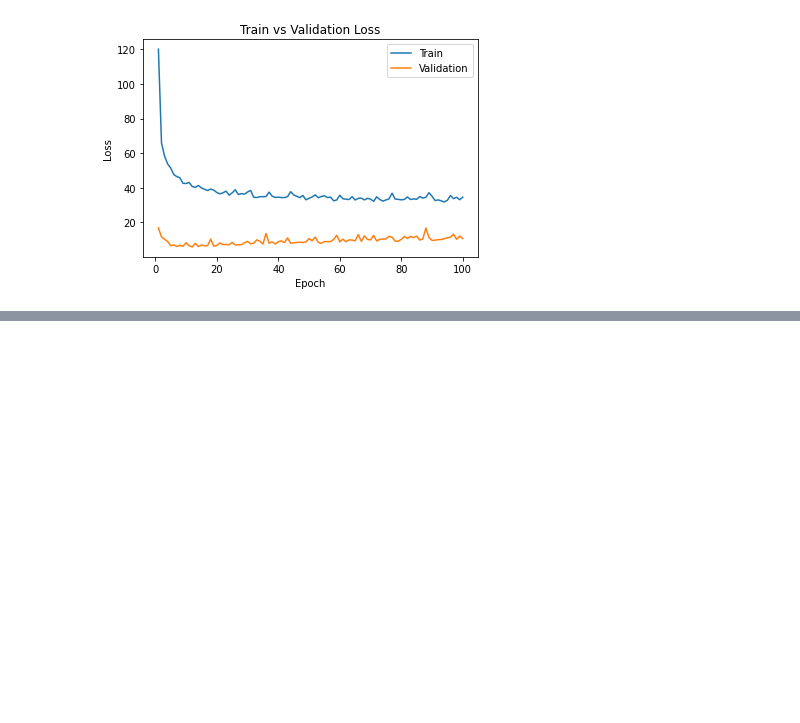
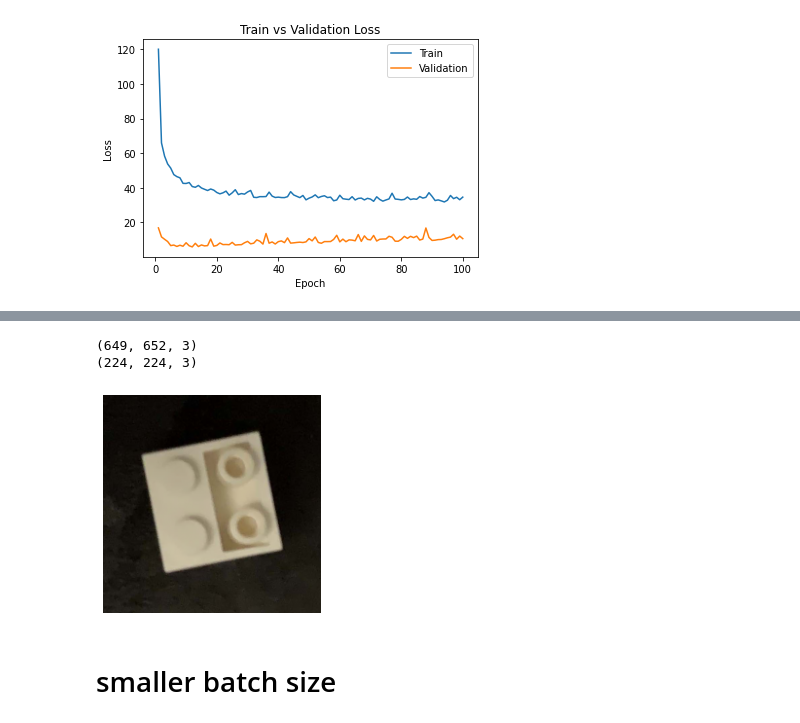
Before and after one commit to albogdan/aps360-project, a Jupyter notebook: FeatureKernelOnBerend.ipynb, the cells around one changed output, grey strips where cells are left out. Drawn from its saved outputs; the diff is of its cells as text; code cells hidden in the pictures; blank space fills up the shorter version.

```diff
--- a/FeatureKernelOnBerend.ipynb
+++ b/FeatureKernelOnBerend.ipynb
@@ -594,0 +690,14 @@ plot_training_curve(get_model_name(tNetDp.name, 400, 0.0015, 99))
+# %%
+test_image = io.imread('./IMG_6836_cropped.jpg')
+print(test_image.shape)
+test_image = transform.resize(test_image, (224, 224))
+print(test_image.shape)
+
+plt.imshow(test_image, cmap='gray')
+plt.axis('off');
+# %% [output]
+(649, 652, 3)
+(224, 224, 3)
+[figure, added]
+# %% [markdown]
+# smaller batch size
```
Also changed, not shown: parts of 15 cells of this notebook.
